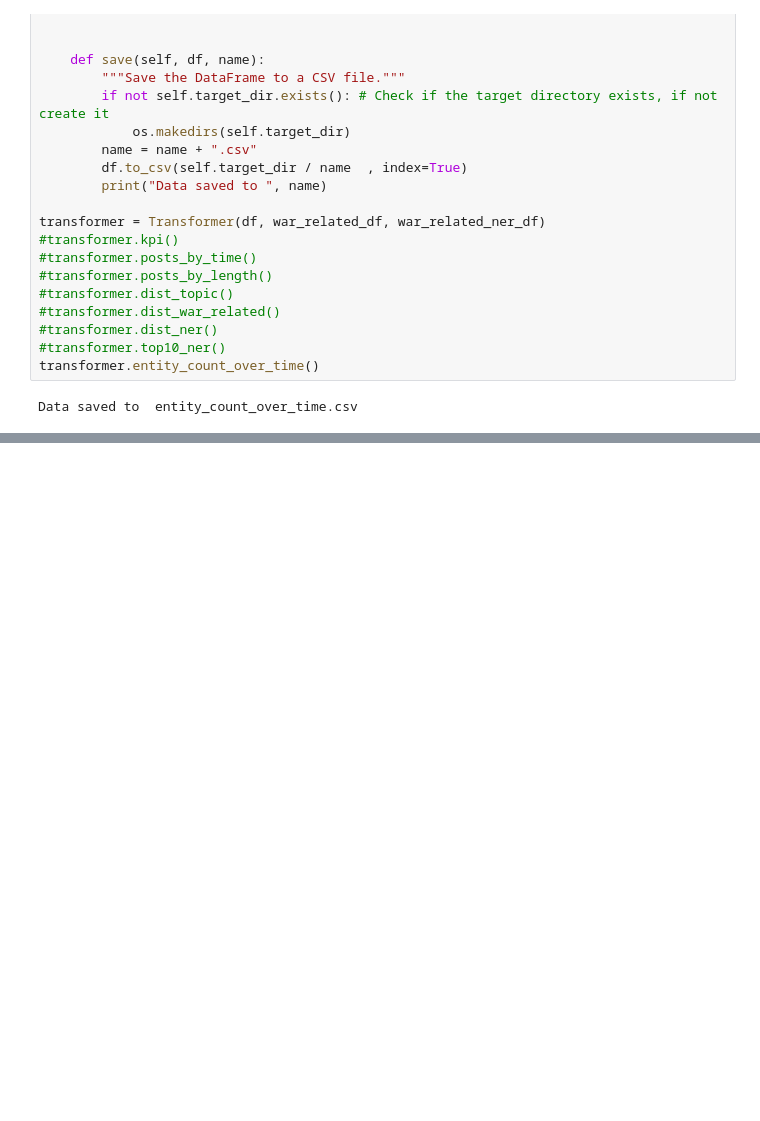
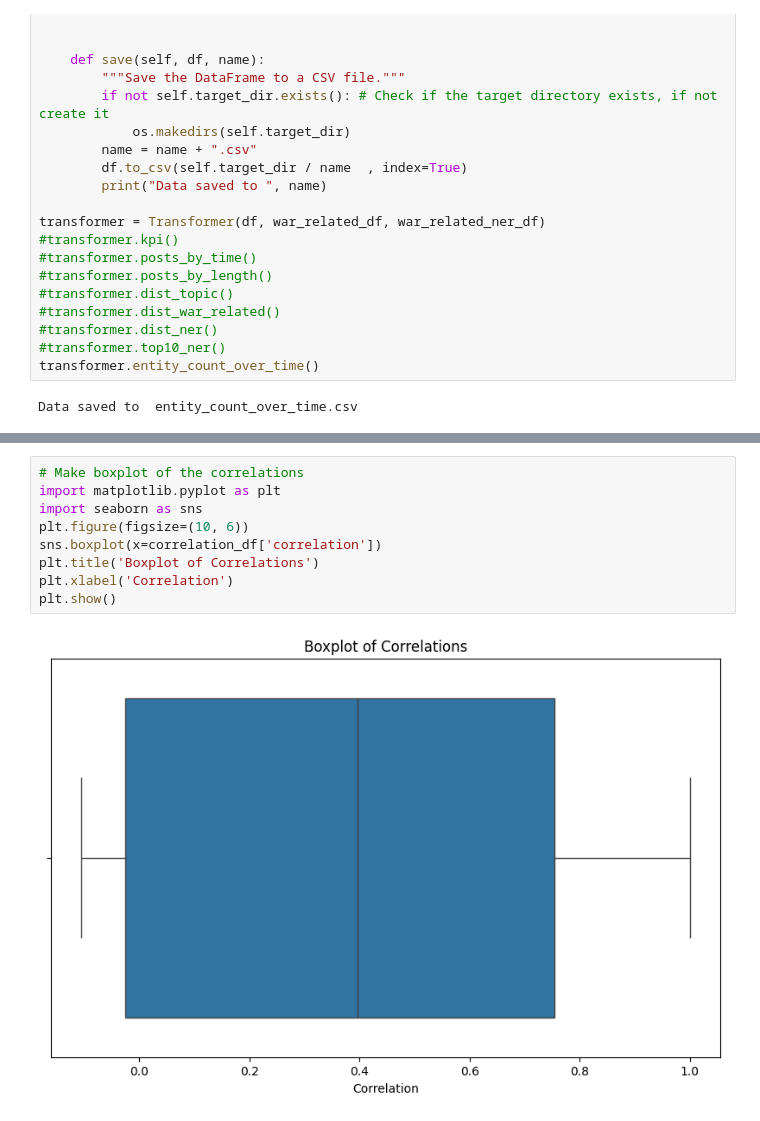
Before and after one commit to bambino25/forensics_group_7_project, a Jupyter notebook: dashboard/TryOutSTuff.ipynb, the cells around one changed output, grey strips where cells are left out. Saved outputs shown, nothing was run; the diff lists cells and outputs as text; blank space fills up the shorter version.

```diff
--- a/dashboard/TryOutSTuff.ipynb
+++ b/dashboard/TryOutSTuff.ipynb
@@ -249,0 +395,11 @@ Data saved to  entity_count_over_time.csv
+# %%
+# Make boxplot of the correlations
+import matplotlib.pyplot as plt
+import seaborn as sns
+plt.figure(figsize=(10, 6))
+sns.boxplot(x=correlation_df['correlation'])
+plt.title('Boxplot of Correlations')
+plt.xlabel('Correlation')
+plt.show()
+# %% [output]
+[figure, added]
```
Also changed, not shown: parts of 4 cells of this notebook, 9 other files.
